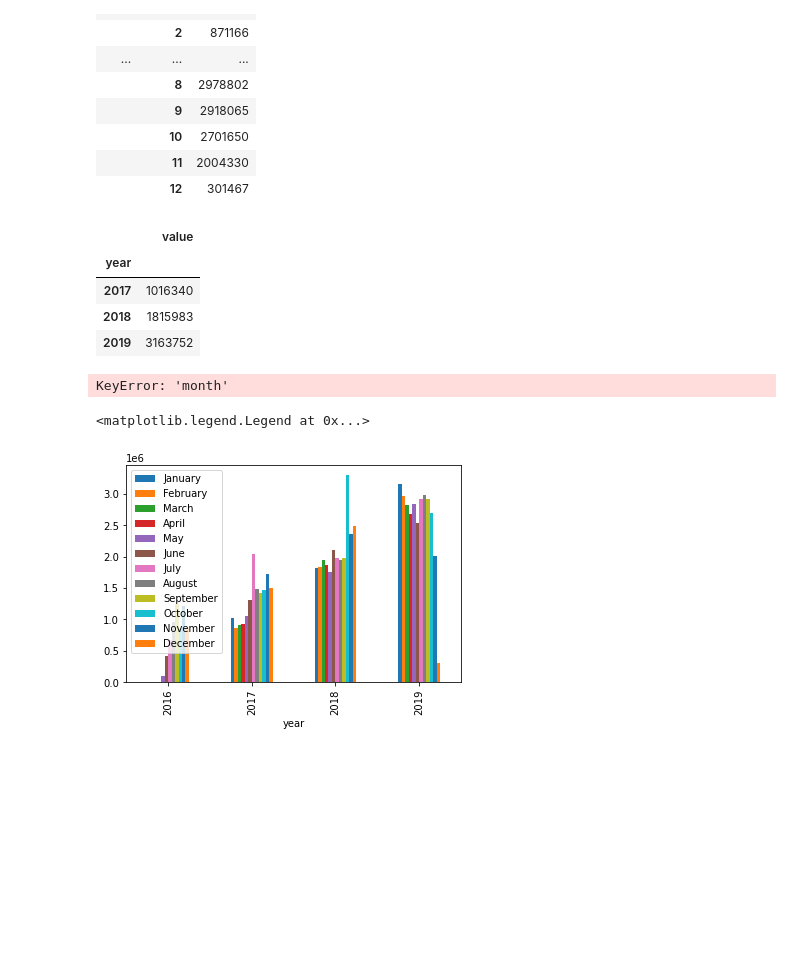
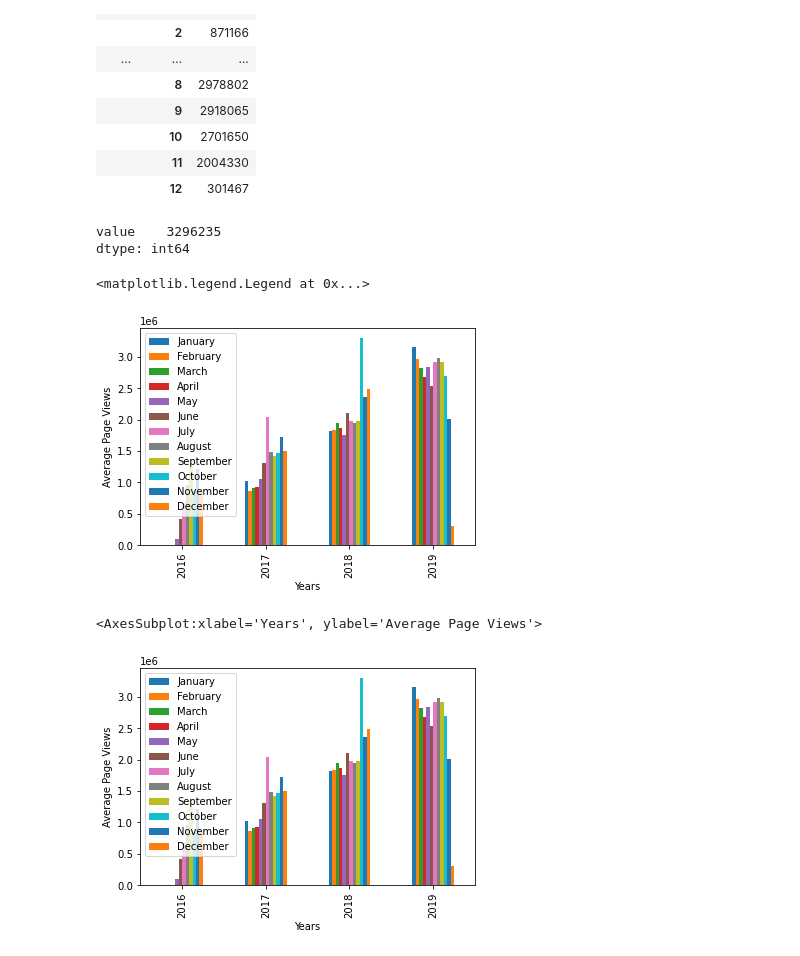
Before and after one commit to jmacdonald2010/page-view-time-series-visualizer, a Jupyter notebook: sketches.ipynb, the cells around one changed output. Cells and saved outputs as stored; diff of their text form; code cells hidden in the pictures; blank space fills up the shorter version.

Commit message:
04/01/2021 07:42 | Second bar chart added to py file, starting seaborn chart

```diff
--- a/sketches.ipynb
+++ b/sketches.ipynb
@@ -93,23 +66,23 @@ df_bar
 |  | 10 | 2701650 |
 |  | 11 | 2004330 |
 |  | 12 | 301467 |
-# %%
-df_bar.xs(key=1, level='month')
-# %% [output]
-|  | value |
-| year |  |
-| 2017 | 1016340 |
-| 2018 | 1815983 |
-| 2019 | 3163752 |
-# %%
-df_bar['month'] = df_bar['month'].apply(lambda x: months[x])
-# %% [output]
-KeyError: 'month'
+# %%
+df_bar.max()
+# %% [output]
+value    3296235
+dtype: int64
 # %%
 # still trying to figure this out, also trying to figure out if the above is correct for trying to accomplish what i need
 # df_bar.plot(kind='bar', y='value', x='year')
-df_bar.unstack().plot(kind='bar')
+df_bar.unstack().plot(kind='bar', xlabel='Years', ylabel='Average Page Views')  # this may require additional work for the yticks
 plt.legend(['January', 'February', 'March', 'April', 'May', 'June', 'July', 'August', 'September', 'October', 'November', 'December'])
 # %% [output]
 <matplotlib.legend.Legend at 0x...>
-[figure, old version]
+[figure, new version]
+# %%
+fig = df_bar.unstack().plot(kind='bar', xlabel='Years', ylabel='Average Page Views')  # this may require additional work for the yticks
+fig.legend(['January', 'February', 'March', 'April', 'May', 'June', 'July', 'August', 'September', 'October', 'November', 'December'])
+fig
+# %% [output]
+<AxesSubplot:xlabel='Years', ylabel='Average Page Views'>
+[figure, added]
```
Also changed, not shown: parts of 5 cells of this notebook, 2 other files.
